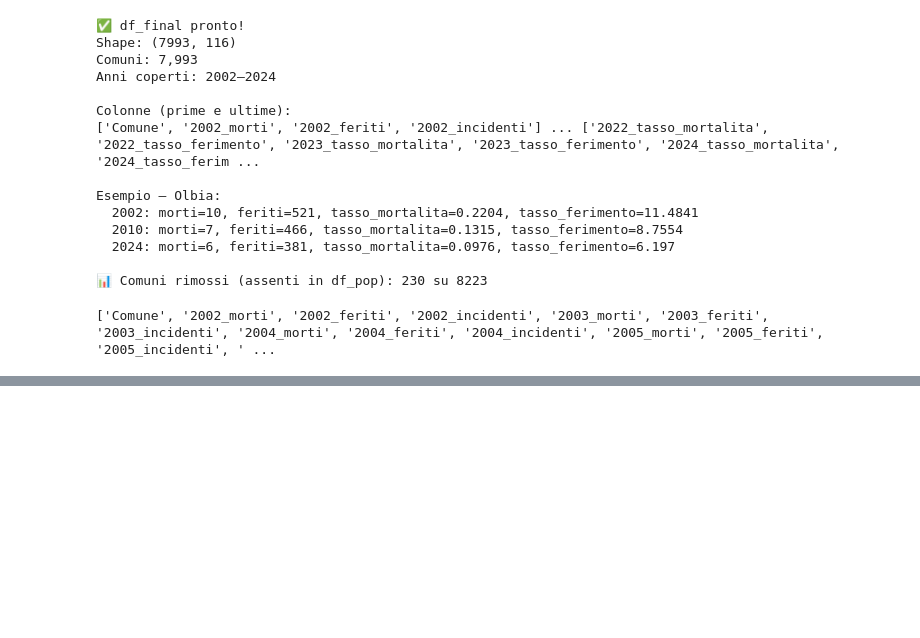
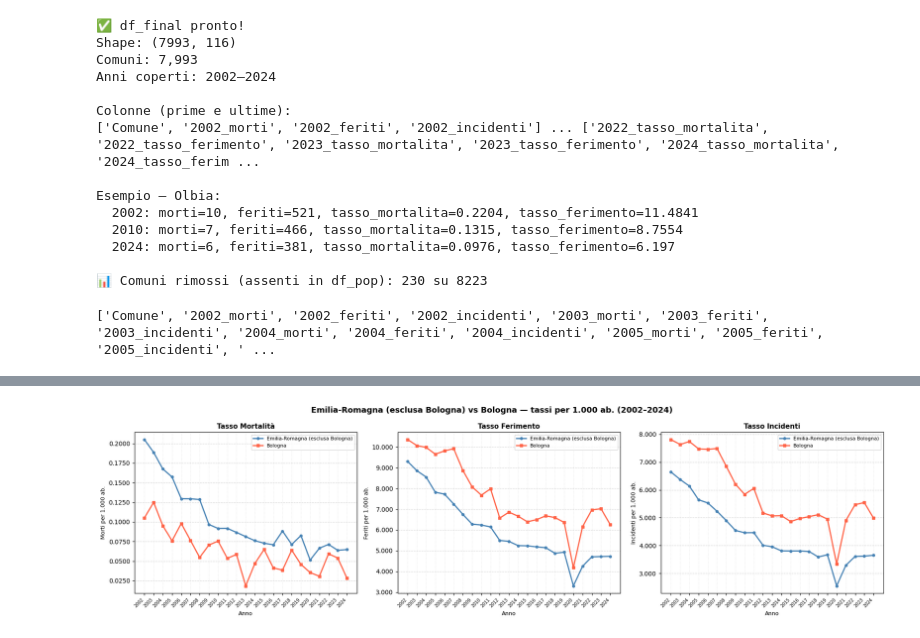
Before and after one commit to epicariello/zone30, a Jupyter notebook: Zone30.ipynb, the cells around one changed output, grey strips where cells are left out. Cells and saved outputs as stored; diff of their text form; code cells hidden in the pictures; blank space fills up the shorter version.

```diff
--- a/Zone30.ipynb
+++ b/Zone30.ipynb
@@ -793,0 +542,83 @@ Anno   |  Morti | Incidenti |  Feriti |    Tasso |  Gravità
+# %%
+import matplotlib.pyplot as plt
+import matplotlib.ticker as ticker
+import numpy as np
+
+# -------------------------------------------------------
+# Dati: join df (incidenti) + df_pop (popolazione)
+# -------------------------------------------------------
+anni = list(range(2002, 2025))
+
+df_joined = df.copy()
+df_joined['_key'] = df_joined['Comune'].str.strip().str.lower()
+df_pop_tmp2 = df_pop.copy()
+df_pop_tmp2['_key'] = df_pop_tmp2['Comune'].str.strip().str.lower()
+df_joined = df_joined.merge(df_pop_tmp2[['_key'] + [str(a) for a in anni]], on='_key')
+
+# Comuni Emilia-Romagna (esclusa Bologna)
+er_keys = set(df_comuni_emilia_romagna['Comune'].str.strip().str.lower())
+is_bologna = df_joined['_key'] == 'bologna'
+is_er_no_bo = df_joined['_key'].isin(er_keys) & ~is_bologna
+
+# -------------------------------------------------------
+# Calcolo tasso aggregato per ogni anno
+# -------------------------------------------------------
+def tasso_aggregato(mask, anni, colonna):
+    tassi = []
+    for anno in anni:
+        val = df_joined.loc[mask, f'{anno}_{colonna}'].sum()
+        pop = df_joined.loc[mask, str(anno)].replace(0, np.nan).sum()
+        tassi.append(val / pop * 1000 if pop else np.nan)
+    return tassi
+
+tasso_mort_er  = tasso_aggregato(is_er_no_bo, anni, 'morti')
+tasso_mort_bo  = tasso_aggregato(is_bologna,  anni, 'morti')
+tasso_ferim_er = tasso_aggregato(is_er_no_bo, anni, 'feriti')
+tasso_ferim_bo = tasso_aggregato(is_bologna,  anni, 'feriti')
+tasso_incid_er = tasso_aggregato(is_er_no_bo, anni, 'incidenti')
+tasso_incid_bo = tasso_aggregato(is_bologna,  anni, 'incidenti')
+
+n_er = is_er_no_bo.sum()
+print(f'Comuni Emilia-Romagna (esclusa Bologna) nel dataset: {n_er}')
+
+# -------------------------------------------------------
+# Grafici
+# -------------------------------------------------------
+fig, axes = plt.subplots(1, 3, figsize=(18, 5))
+fig.suptitle('Emilia-Romagna (esclusa Bologna) vs Bologna — tassi per 1.000 ab. (2002–2024)',
+             fontsize=13, fontweight='bold')
+
+datasets = [
+    ('Mortalità',  tasso_mort_er,  tasso_mort_bo,  'Morti per 1.000 ab.',     '%.4f'),
+    ('Ferimento',  tasso_ferim_er, tasso_ferim_bo, 'Feriti per 1.000 ab.',    '%.3f'),
+    ('Incidenti',  tasso_incid_er, tasso_incid_bo, 'Incidenti per 1.000 ab.', '%.3f'),
+]
+
+for ax, (titolo, er, bo, ylabel, fmt) in zip(axes, datasets):
+    ax.plot(anni, er, marker='o', linewidth=2, markersize=4,
+            color='steelblue', label='Emilia-Romagna (esclusa Bologna)')
+    ax.plot(anni, bo, marker='s', linewidth=2, markersize=5,
+            color='tomato', label='Bologna')
+    ax.set_title(f'Tasso {titolo}', fontsize=11, fontweight='bold')
+    ax.set_xlabel('Anno', fontsize=9)
+    ax.set_ylabel(ylabel, fontsize=9)
+    ax.set_xticks(anni)
+    ax.set_xticklabels(anni, rotation=45, ha='right', fontsize=7)
+    ax.yaxis.set_major_formatter(ticker.FormatStrFormatter(fmt))
+    ax.legend(fontsize=8)
+    ax.grid(axis='y', linestyle='--', alpha=0.5)
+    ax.grid(axis='x', linestyle=':', alpha=0.3)
+
+plt.tight_layout()
+plt.show()
+
+# -------------------------------------------------------
+# Riepilogo numerico
+# -------------------------------------------------------
+print(f"\n{'Anno':6} | {'Mort.ER':>8} | {'Mort.BO':>8} | {'Ferit.ER':>9} | {'Ferit.BO':>9} | {'Incid.ER':>9} | {'Incid.BO':>9}")
+print("-" * 80)
+for i, anno in enumerate(anni):
+    print(f"{anno:<6} | {tasso_mort_er[i]:>8.4f} | {tasso_mort_bo[i]:>8.4f} | "
+          f"{tasso_ferim_er[i]:>9.4f} | {tasso_ferim_bo[i]:>9.4f} | "
+          f"{tasso_incid_er[i]:>9.4f} | {tasso_incid_bo[i]:>9.4f}")
+# %% [output]
@@ -793,0 +626 @@ Anno   |  Morti | Incidenti |  Feriti |    Tasso |  Gravità
+[figure, added]
```
Also changed, not shown: parts of 6 cells of this notebook.
